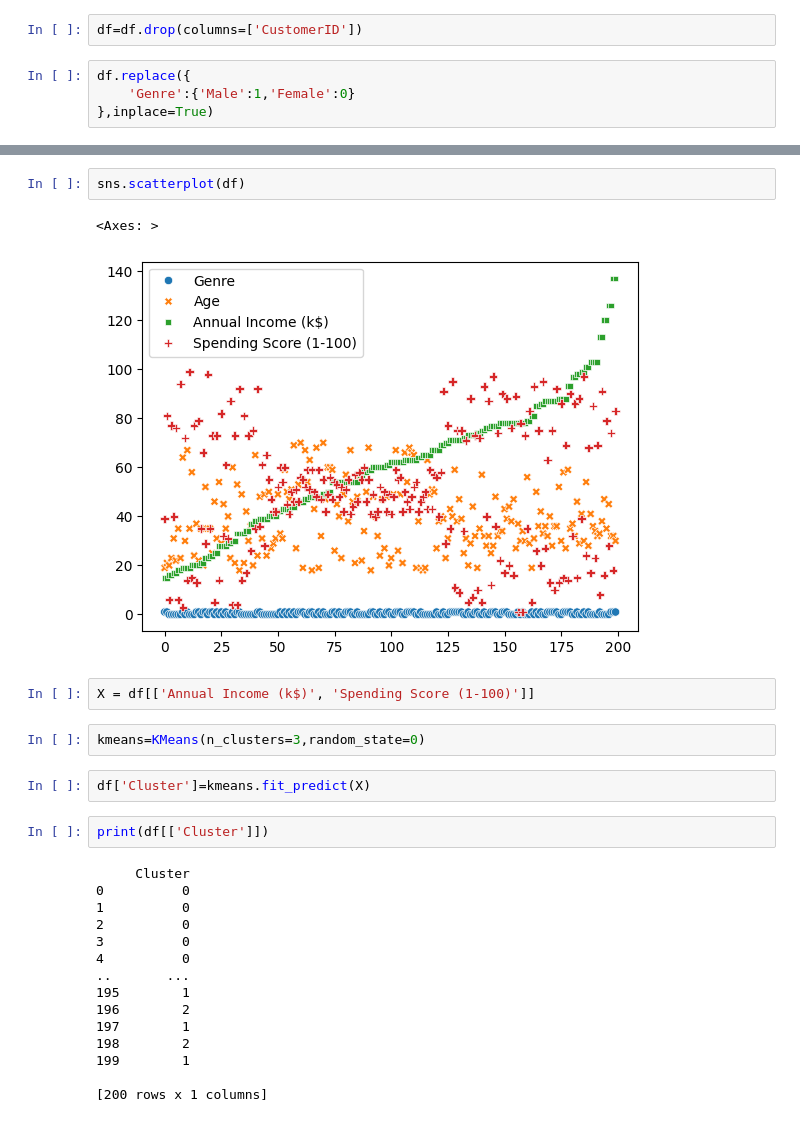
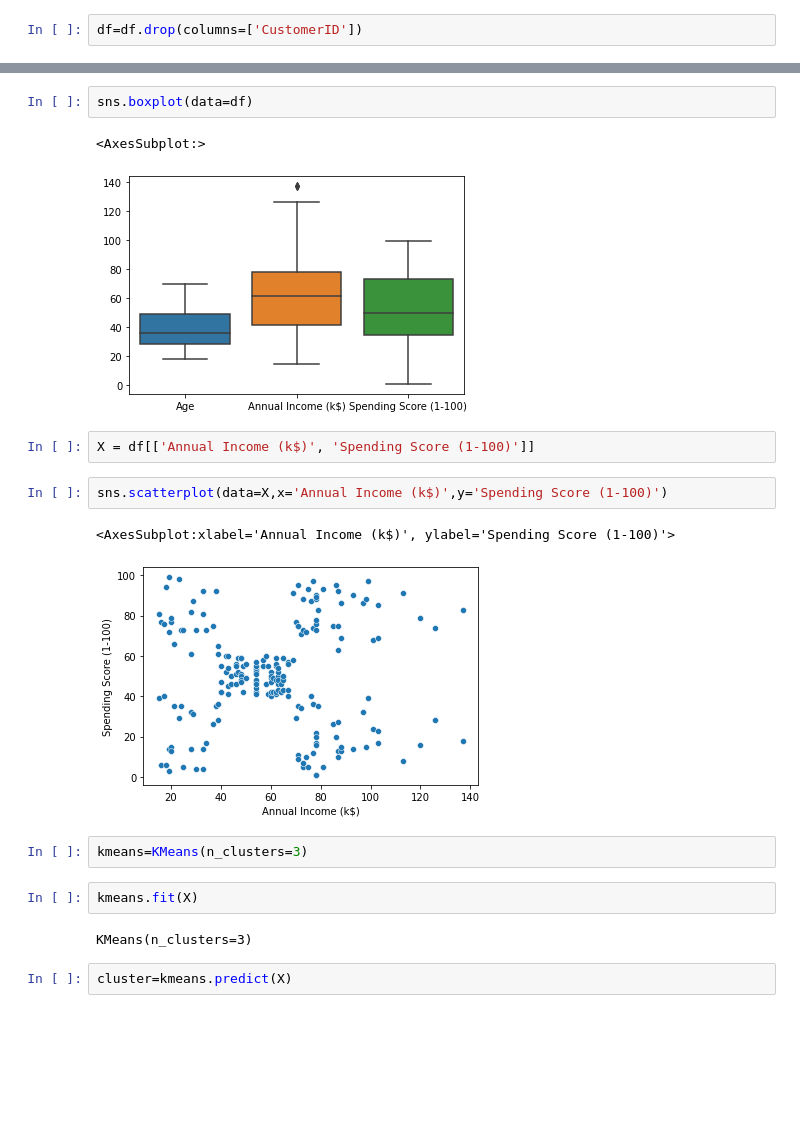
Before and after one commit to AryanParihar0716/TE-IT-ML-Practicals, a Jupyter notebook: Assignment_4.ipynb, the cells around one changed output, grey strips where cells are left out. Cells and saved outputs as stored; diff of their text form; blank space fills up the shorter version.

```diff
--- a/Assignment_4.ipynb
+++ b/Assignment_4.ipynb
@@ -68,10 +68,6 @@ Spending Score (1-100)    0
 dtype: int64
 # %%
 df=df.drop(columns=['CustomerID'])
-# %%
-df.replace({
-    'Genre':{'Male':1,'Female':0}
-},inplace=True)
 # %%
 df
 # %% [output]
@@ -136,29 +136,21 @@ sns.countplot(data=df,x=df['Spending Score (1-100)'],color='crimson')
 # %%
-sns.scatterplot(df)
+sns.boxplot(data=df)
 # %% [output]
-<Axes: >
+<AxesSubplot:>
-[figure, old version]
+[figure, new version]
 # %%
 X = df[['Annual Income (k$)', 'Spending Score (1-100)']]
+# %%
+sns.scatterplot(data=X,x='Annual Income (k$)',y='Spending Score (1-100)')
+# %% [output]
+<AxesSubplot:xlabel='Annual Income (k$)', ylabel='Spending Score (1-100)'>
+[figure, added]
 # %%
-kmeans=KMeans(n_clusters=3,random_state=0)
+kmeans=KMeans(n_clusters=3)
 # %%
-df['Cluster']=kmeans.fit_predict(X)
+kmeans.fit(X)
+# %% [output]
+KMeans(n_clusters=3)
 # %%
-print(df[['Cluster']])
+cluster=kmeans.predict(X)
-# %% [output]
-     Cluster
-0          0
-1          0
-2          0
-3          0
-4          0
-..       ...
-195        1
-196        2
-197        1
-198        2
-199        1
-
-[200 rows x 1 columns]
 # %%
```
Also changed, not shown: parts of 26 cells of this notebook.
